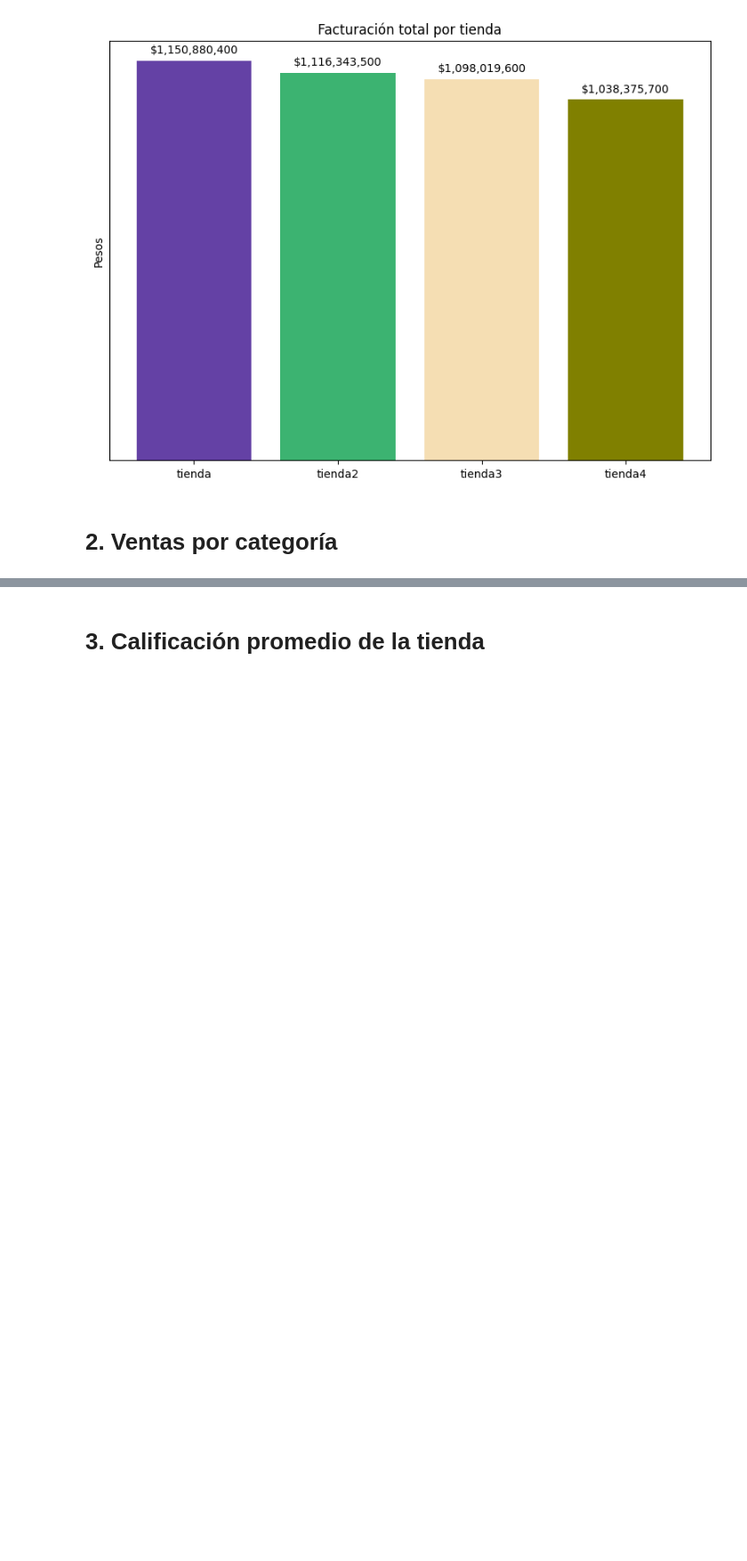
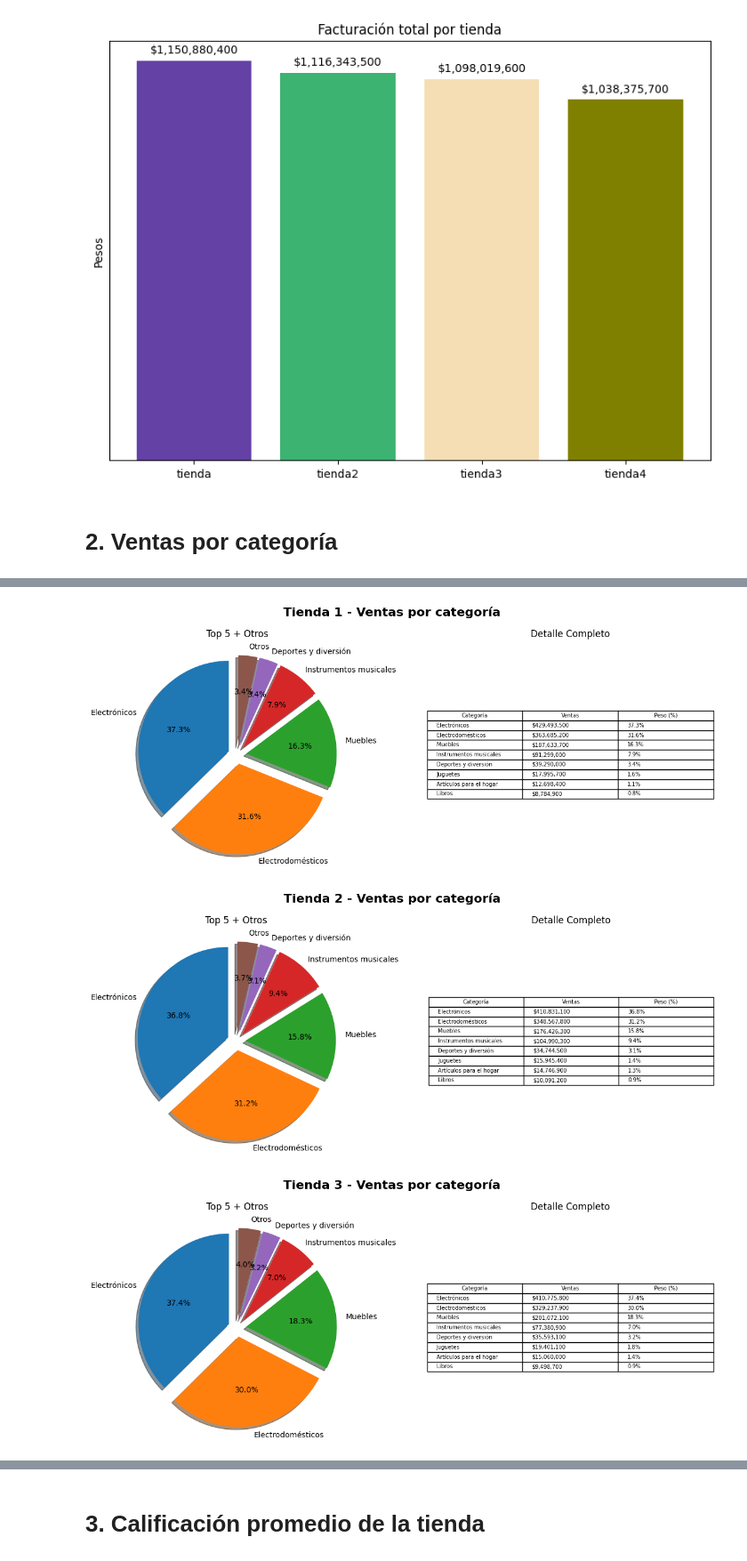
Before and after one commit to reddjedet/challenge-alurastorelatam, a Jupyter notebook: AluraStoreLatam.ipynb, the cells around one changed output, grey strips where cells are left out. Shown at 89% size. Drawn from its saved outputs; the diff is of its cells as text; code cells hidden in the pictures; blank space fills up the shorter version.

Commit message:
arreglo importante en ventas por categorias

```diff
--- a/AluraStoreLatam.ipynb
+++ b/AluraStoreLatam.ipynb
@@ -133,0 +112,46 @@ graficar_por_categoria(tienda4, 'tienda4')
+# %%
+# Gráfico de torta + tabla
+import matplotlib.pyplot as plt
+
+
+def grafico_combinado(df, nombre):
+    df['Precio'] = pd.to_numeric(df['Precio'])
+    ventas = df.groupby('Categoría del Producto')['Precio'].sum().sort_values(ascending=False)
+
+    fig = plt.figure(figsize=(12, 5))
+
+    # Gráfico de torta (solo top 5 + otros)
+    ax1 = plt.subplot(1, 2, 1)          #ax1 = torta
+    top5 = ventas.head(5)
+    otros = ventas[5:].sum()
+    if otros > 0:
+        pie_data = pd.concat([top5, pd.Series({'Otros': otros})])
+    else:
+        pie_data = top5
+
+    ax1.pie(pie_data, labels=pie_data.index, autopct='%1.1f%%', shadow=True,
+            explode=[0.1]*len(pie_data), startangle=90)
+    ax1.set_title('Top 5 + Otros')
+
+    # Tabla con todos
+    ax2 = plt.subplot(1, 2, 2)          #a asignación de 1 fila × 2 columnas, en la posición 2 (la derecha). En realidad es un gráfico plt mas.
+    ax2.axis('off')                     # elimina los ejes x,y y el marco del subplot
+    tabla = ax2.table(cellText=[[cat, f'${val:,.0f}', f'{val/ventas.sum()*100:.1f}%'] #  "list comprehension" de lista de listas. cat=categoria
+                               for cat, val in ventas.items()],
+                      colLabels=['Categoría', 'Ventas', 'Peso (%)'], # headers de la tabla
+                      cellLoc='left', loc='center') # alineación de la tabla
+    ax2.set_title('Detalle Completo')
+
+    plt.suptitle(f'{nombre} - Ventas por categoría', fontsize=16, fontweight='bold')
+    plt.tight_layout()
+    plt.show()
+
+# Uso
+grafico_combinado(tienda, 'Tienda 1')
+grafico_combinado(tienda2, 'Tienda 2')
+grafico_combinado(tienda3, 'Tienda 3')
+grafico_combinado(tienda4, 'Tienda 4')
+# %% [output]
+[figure, added]
+[figure, added]
+[figure, added]
```
Also changed, not shown: parts of 4 cells of this notebook, 1 other file.
